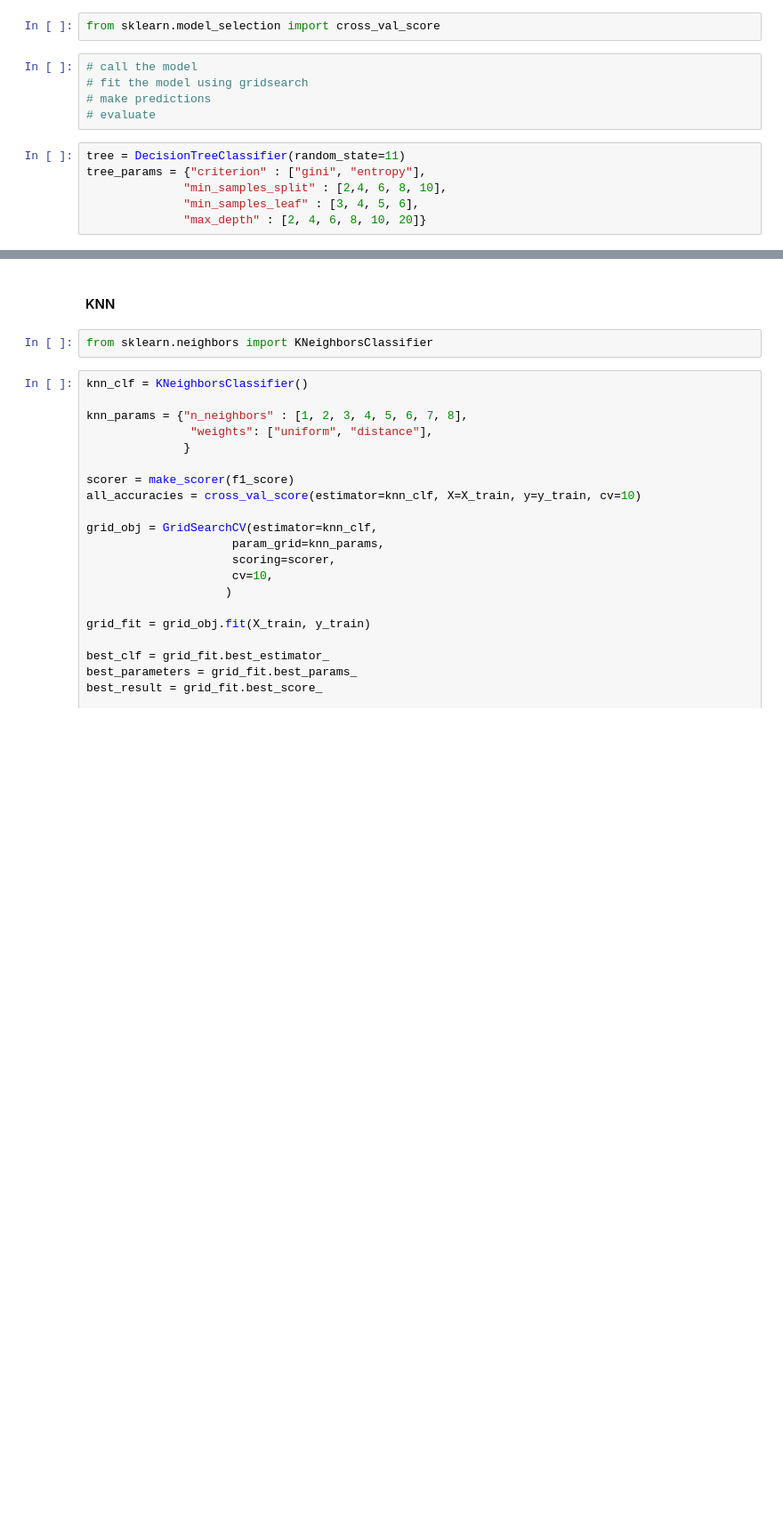
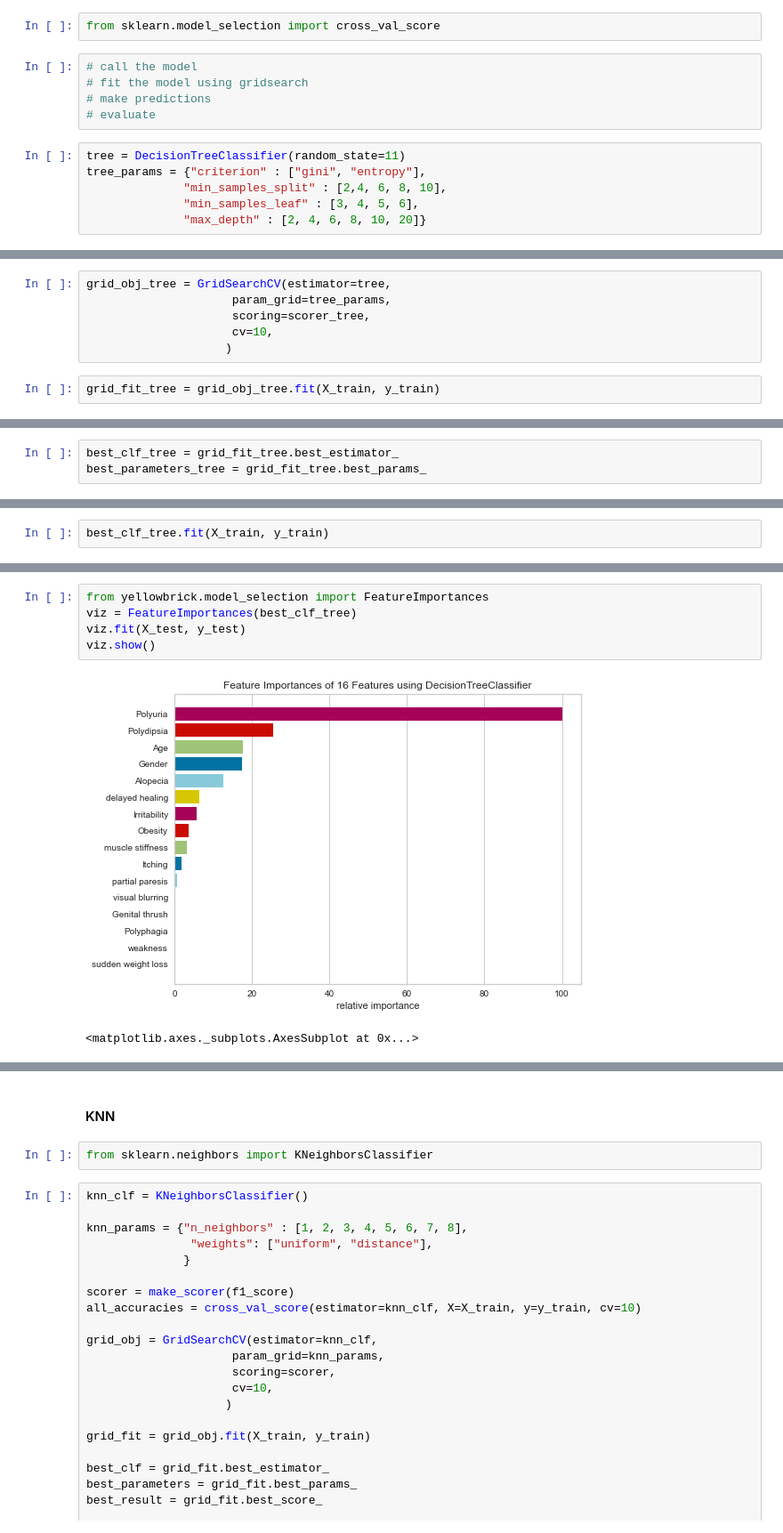
Before and after one commit to WickedoneC/Pandas_Projects, a Jupyter notebook: Diabetes/Modeling.ipynb, the cells around one changed output, grey strips where cells are left out. Shown at 89% size. Cells and saved outputs as stored; diff of their text form; blank space fills up the shorter version.

Commit message:
feature importance

```diff
--- a/Diabetes/Modeling.ipynb
+++ b/Diabetes/Modeling.ipynb
@@ -331,0 +283,8 @@ The testing F1 Score is 0.9354838709677419
+# %%
+grid_obj_tree = GridSearchCV(estimator=tree,
+                     param_grid=tree_params,
+                     scoring=scorer_tree,
+                     cv=10,
+                    )
+# %%
+grid_fit_tree = grid_obj_tree.fit(X_train, y_train)
@@ -331,0 +300,3 @@ The testing F1 Score is 0.9354838709677419
+# %%
+best_clf_tree = grid_fit_tree.best_estimator_
+best_parameters_tree = grid_fit_tree.best_params_
@@ -331,0 +316,2 @@ The testing F1 Score is 0.9354838709677419
+# %%
+best_clf_tree.fit(X_train, y_train)
@@ -331,0 +339,8 @@ The testing F1 Score is 0.9354838709677419
+# %%
+from yellowbrick.model_selection import FeatureImportances
+viz = FeatureImportances(best_clf_tree)
+viz.fit(X_test, y_test)
+viz.show()
+# %% [output]
+[figure, added]
+<matplotlib.axes._subplots.AxesSubplot at 0x...>
```
Also changed, not shown: parts of 39 cells of this notebook.
